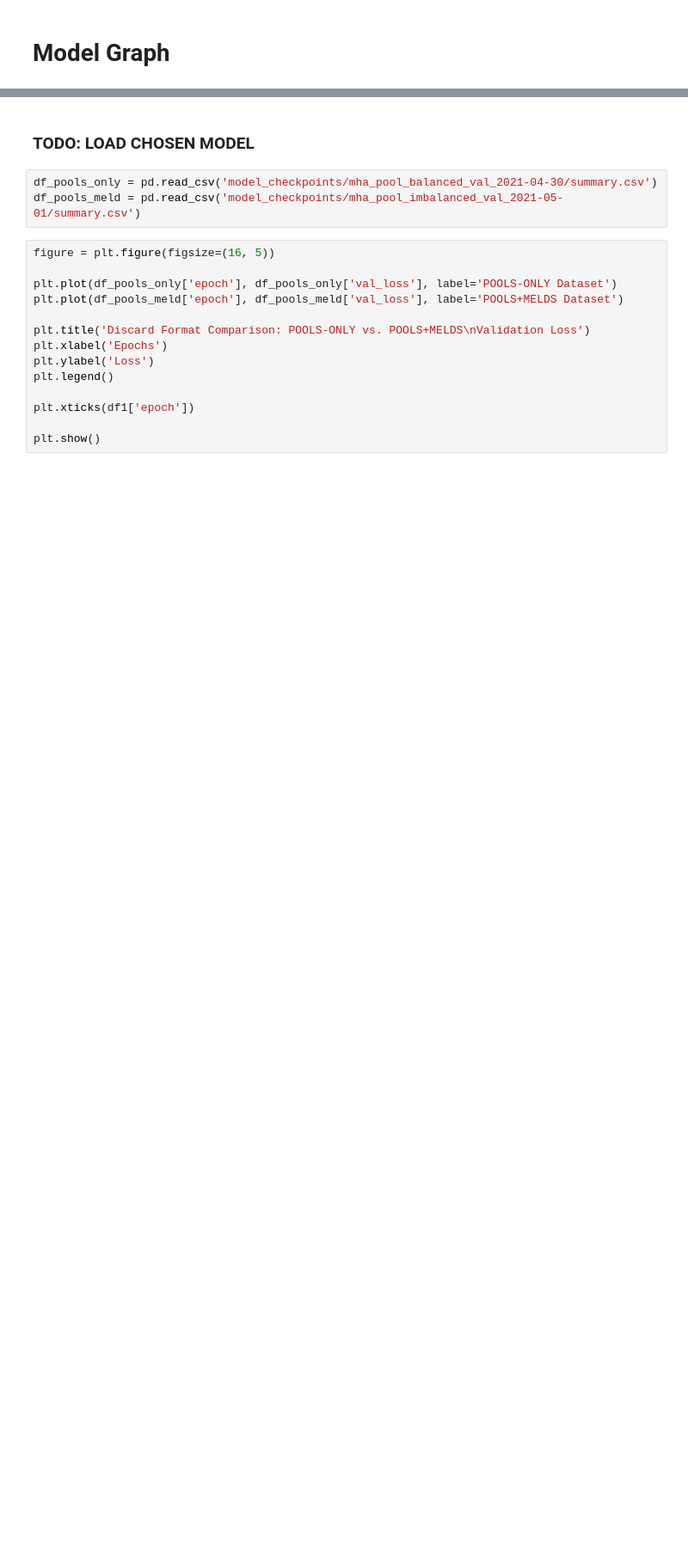
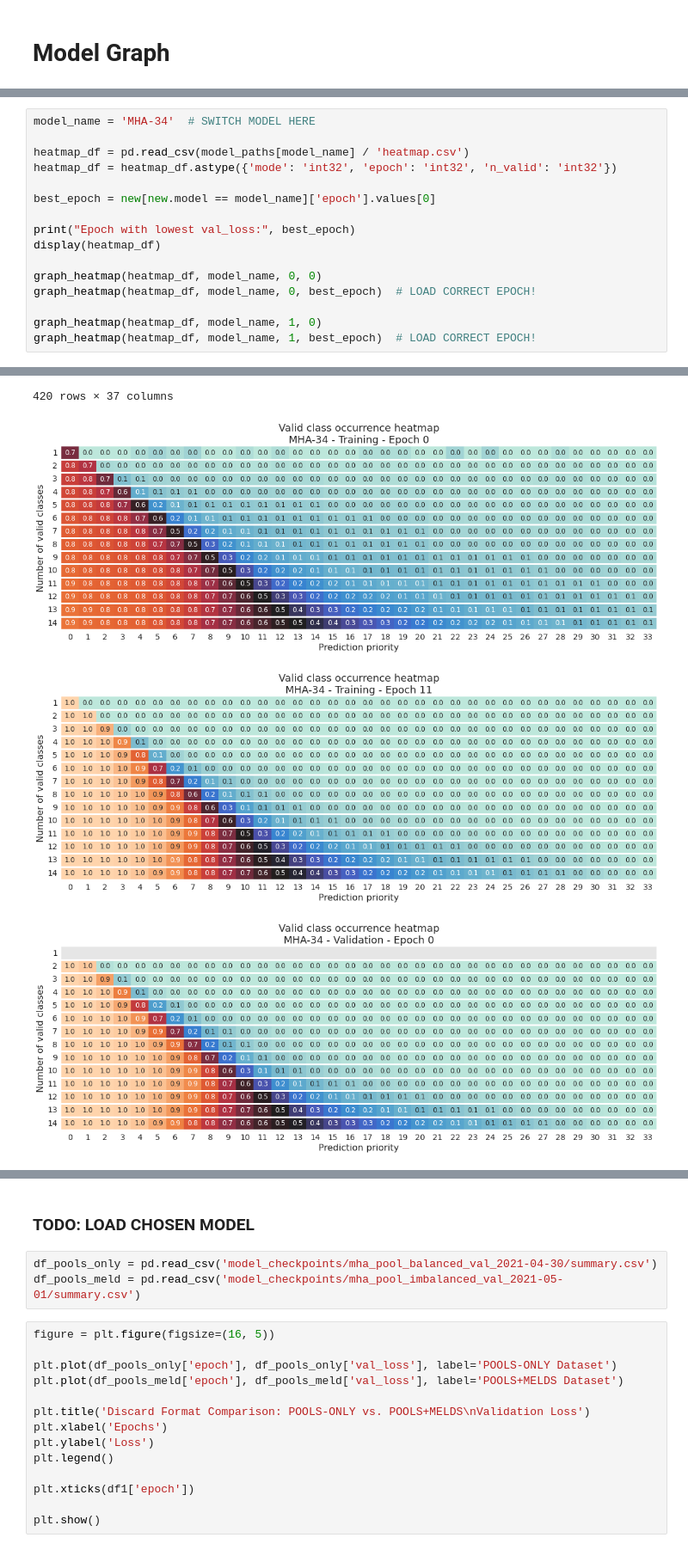
Before and after one commit to TrongTheAlpaca/mahjong_project, a Jupyter notebook: figure_creator.ipynb, the cells around one changed output, grey strips where cells are left out. Shown at 86% size. Saved outputs shown, nothing was run; the diff lists cells and outputs as text; blank space fills up the shorter version.

```diff
--- a/figure_creator.ipynb
+++ b/figure_creator.ipynb
@@ -182,0 +335,17 @@ plt.show()
+# %%
+model_name = 'MHA-34'  # SWITCH MODEL HERE
+
+heatmap_df = pd.read_csv(model_paths[model_name] / 'heatmap.csv')
+heatmap_df = heatmap_df.astype({'mode': 'int32', 'epoch': 'int32', 'n_valid': 'int32'})
+
+best_epoch = new[new.model == model_name]['epoch'].values[0]
+
+print("Epoch with lowest val_loss:", best_epoch)
+display(heatmap_df)
+
+graph_heatmap(heatmap_df, model_name, 0, 0)
+graph_heatmap(heatmap_df, model_name, 0, best_epoch)  # LOAD CORRECT EPOCH!
+
+graph_heatmap(heatmap_df, model_name, 1, 0)
+graph_heatmap(heatmap_df, model_name, 1, best_epoch)  # LOAD CORRECT EPOCH!
+# %% [output]
@@ -182,0 +365,4 @@ plt.show()
+420 rows × 37 columns
+[figure, added]
+[figure, added]
+[figure, added]
```
Also changed, not shown: parts of 31 cells of this notebook, 5 other files.
